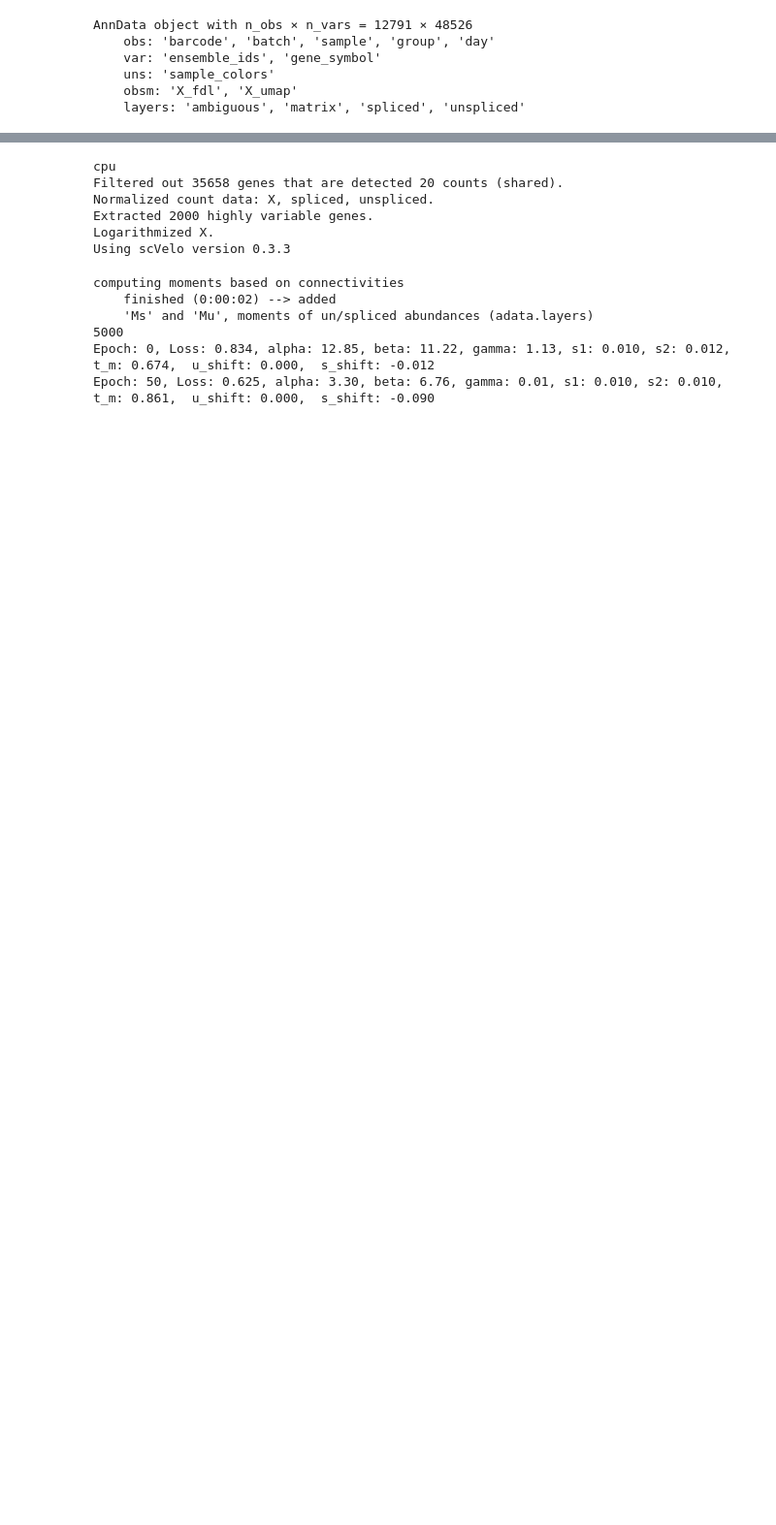
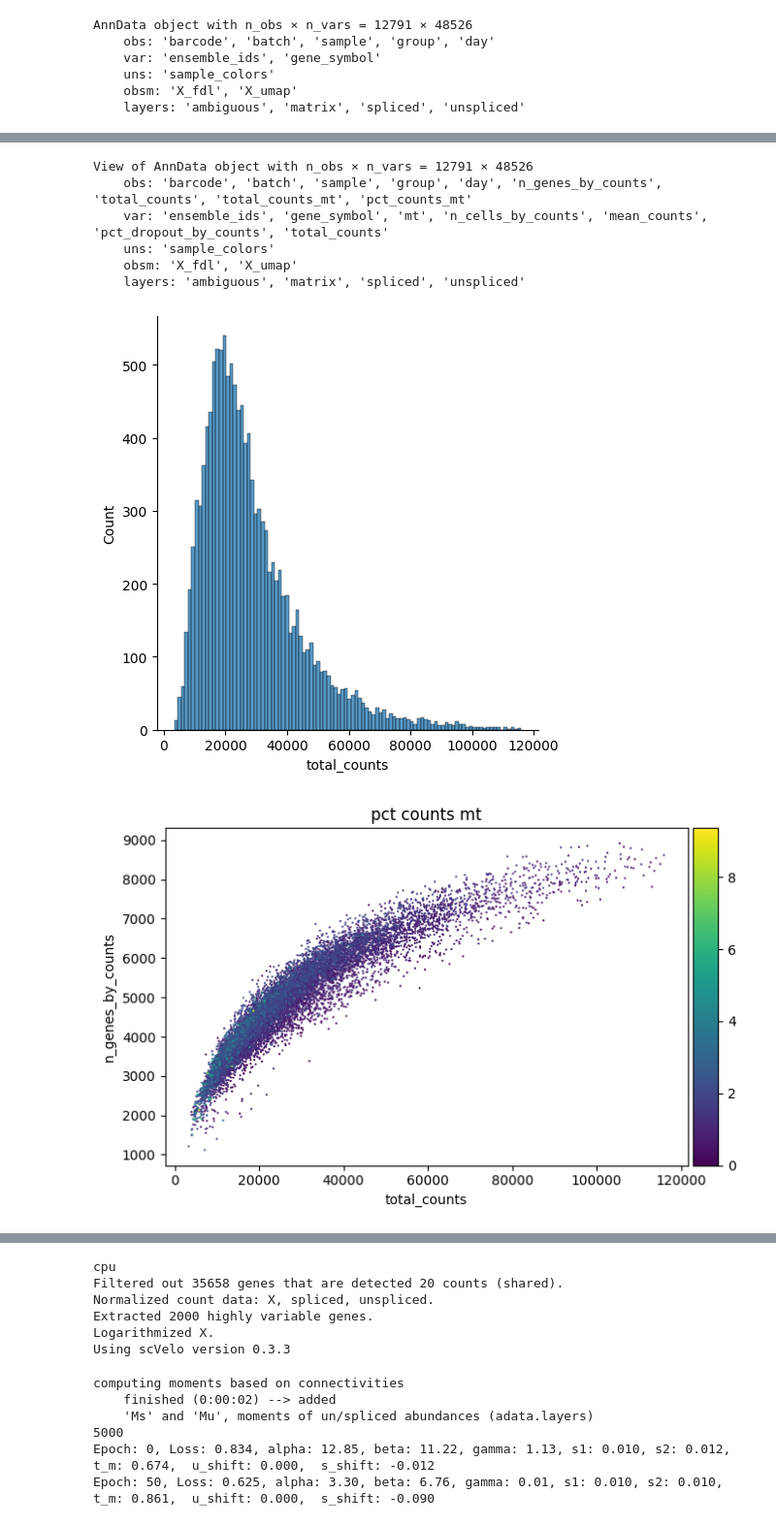
Before and after one commit to logolyte/hic2_masters_project, a Jupyter notebook: SDEvelo.ipynb, the cells around one changed output, grey strips where cells are left out. Shown at 97% size. Cells and saved outputs as stored; diff of their text form; code cells hidden in the pictures; blank space fills up the shorter version.

```diff
--- a/SDEvelo.ipynb
+++ b/SDEvelo.ipynb
@@ -26,0 +46,16 @@ AnnData object with n_obs × n_vars = 12791 × 48526
+# %%
+# Filter cells by counts per cell, total counts and percent mitochondrial
+included_cells = (adata.obs["n_genes_by_counts"] >= 200)*(adata.obs['total_counts'] <= 150000)*(adata.obs['pct_counts_mt'] < 10)
+adata = adata[included_cells]
+print(adata)
+histogram = seaborn.displot(adata.obs["total_counts"], bins=100, kde=False)
+scatter = scanpy.pl.scatter(adata, "total_counts", "n_genes_by_counts", color="pct_counts_mt")
+# %% [output]
+View of AnnData object with n_obs × n_vars = 12791 × 48526
+    obs: 'barcode', 'batch', 'sample', 'group', 'day', 'n_genes_by_counts', 'total_counts', 'total_counts_mt', 'pct_counts_mt'
+    var: 'ensemble_ids', 'gene_symbol', 'mt', 'n_cells_by_counts', 'mean_counts', 'pct_dropout_by_counts', 'total_counts'
+    uns: 'sample_colors'
+    obsm: 'X_fdl', 'X_umap'
+    layers: 'ambiguous', 'matrix', 'spliced', 'unspliced'
+[figure, added]
+[figure, added]
```
Also changed, not shown: parts of 18 cells of this notebook.
